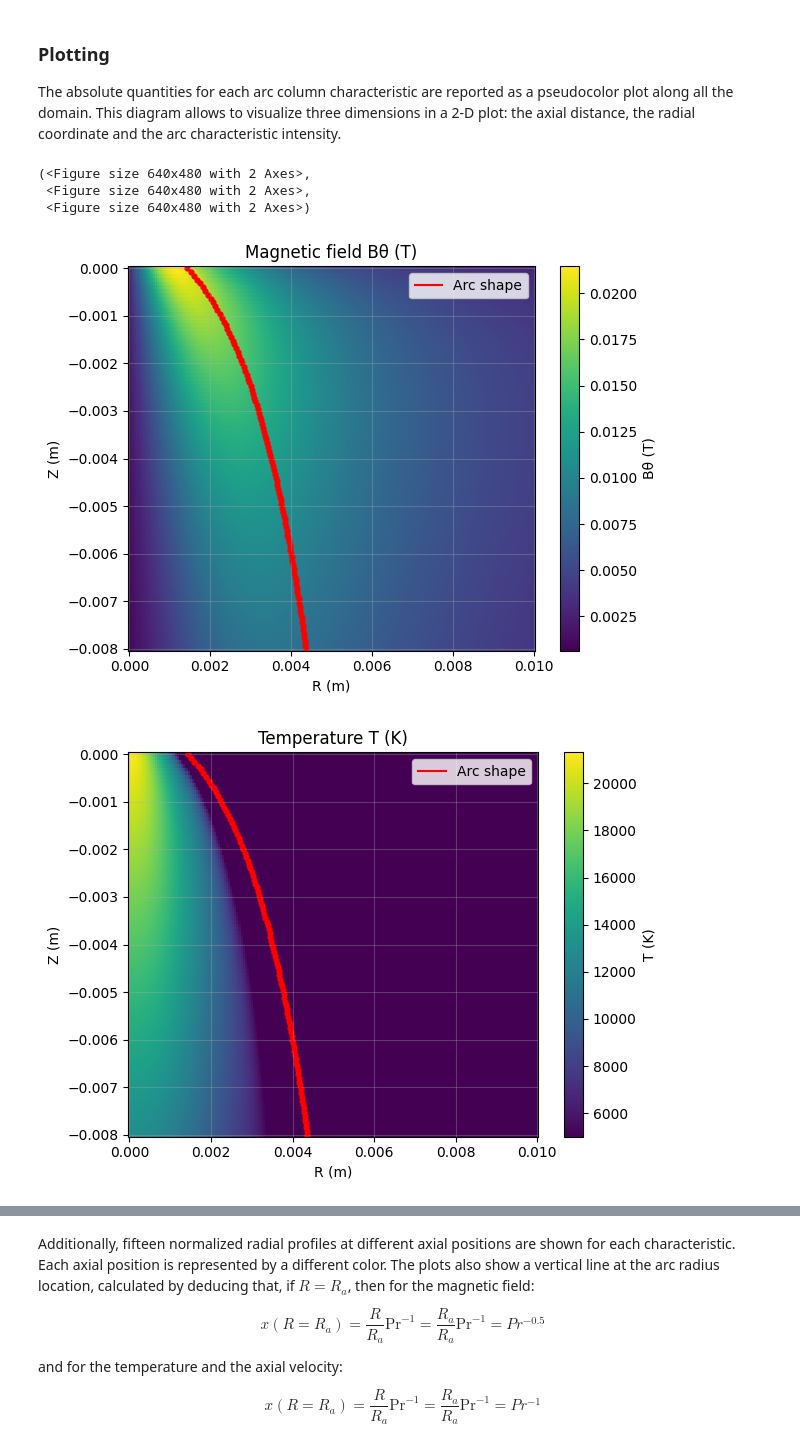
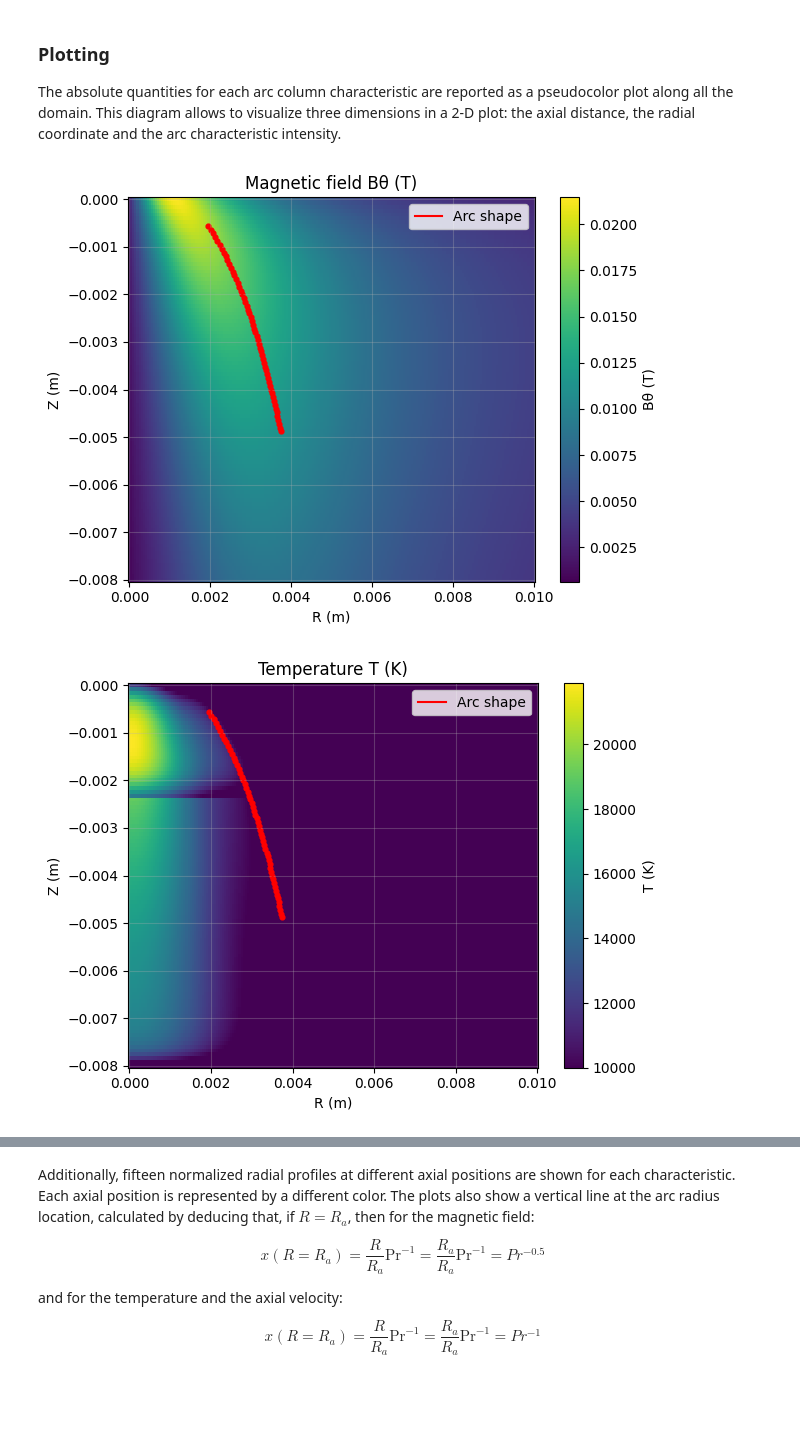
Before and after one commit to mateotournoud/acm4tw, a Jupyter notebook: Arc Characteristics Model for TIG Welding.ipynb, the cells around one changed output, grey strips where cells are left out. Saved outputs shown, nothing was run; the diff lists cells and outputs as text; code cells hidden in the pictures; blank space fills up the shorter version.

```diff
--- a/Arc Characteristics Model for TIG Welding.ipynb
+++ b/Arc Characteristics Model for TIG Welding.ipynb
@@ -31,6 +30,8 @@ As a recommendation, Delgado-Álvarez et al. (2021) [[1](#ref-1)] specify that "
 gas_name = "Argon" # Argon, Helium, Argon/Helium
 current = 200 # A
 arclength = 8 # mm
+valid_arc_shape = True # True/False
+valid_arc_column = False # True/False
 # %% [markdown]
 ### Import the libraries
 
@@ -70,3 +71,7 @@ From the `table4.csv` file, the only values used are the Prandtl Numbers, given
 # %% [markdown]
 > ##### Model limitation
 > The shear stress cannot be calculated for the welding with a 100% of He nor the combination of 50% Ar and 50% He, because the constants of the **Table 2** [[2](#ref-2)] are only available for pure Argon.
+# %%
+table2 = pd.read_csv('table2.csv', sep=',')
+table2 = table2.fillna("")
+table2
@@ -156,6 +167,14 @@ a11, b11 = row11["a"], row11["b"]
 # Calculate Ra
 Ra = acm4tw.Ra_from_Z(Zcoord,Rc,Pr_number,a11,b11)
 
+# Filter Ra for valid range
+if valid_arc_shape:
+    Ra_filtered = Zcoord*(-1)/Rc
+    mask = (Ra_filtered < 0.5) | (Ra_filtered > 5.0)
+    Ra_filtered = np.where(mask, np.nan, Ra)
+else:
+    Ra_filtered = Ra
+
 # Plot Ra
-plotlib.shape_of_the_arc(Ra,Zcoord,Rc,arclength,gas_name,current)
+plotlib.shape_of_the_arc(Ra_filtered,Zcoord,Rc,arclength,gas_name,current)
 # %% [output]
@@ -214,7 +268,7 @@ $$
 
 The arc column characteristics are calculated in the submodule `processing`. The result is given as the `arc_column` dataframe below, together with their global maximum along the domain:
 # %%
-arc_column = processing.arc_column_characteristics(current, arclength, gas_name, Pr_number, Zcoord, Ra, table5)
+arc_column = processing.arc_column_characteristics(current, arclength, gas_name, Pr_number, Zcoord, Ra, Rc, table2, table5, valid_arc_column)
 # %% [output]
 Global Maximum Magnetic Flux Density: Bmax = 0.0433192 T
 Global Maximum Temperature: Tmax = 21812.344 K
@@ -224,10 +278,7 @@ Global Maximum Axial Arc Velocity: Vmax = 311.032 m/s
 
 The absolute quantities for each arc column characteristic are reported as a pseudocolor plot along all the domain. This diagram allows to visualize three dimensions in a 2-D plot: the axial distance, the radial coordinate and the arc characteristic intensity.
 # %%
-pseudocolor.plot_arccolumn_isolines(arc_column, Zcoord, R, Ra)
+pseudocolor.plot_arccolumn_isolines(arc_column, Zcoord, Ra_filtered)
 # %% [output]
-(<Figure size 640x480 with 2 Axes>,
- <Figure size 640x480 with 2 Axes>,
- <Figure size 640x480 with 2 Axes>)
-[figure, old version]
+[figure, new version]
-[figure, old version]
+[figure, new version]
```
Also changed, not shown: parts of 20 cells of this notebook, 6 other files.
